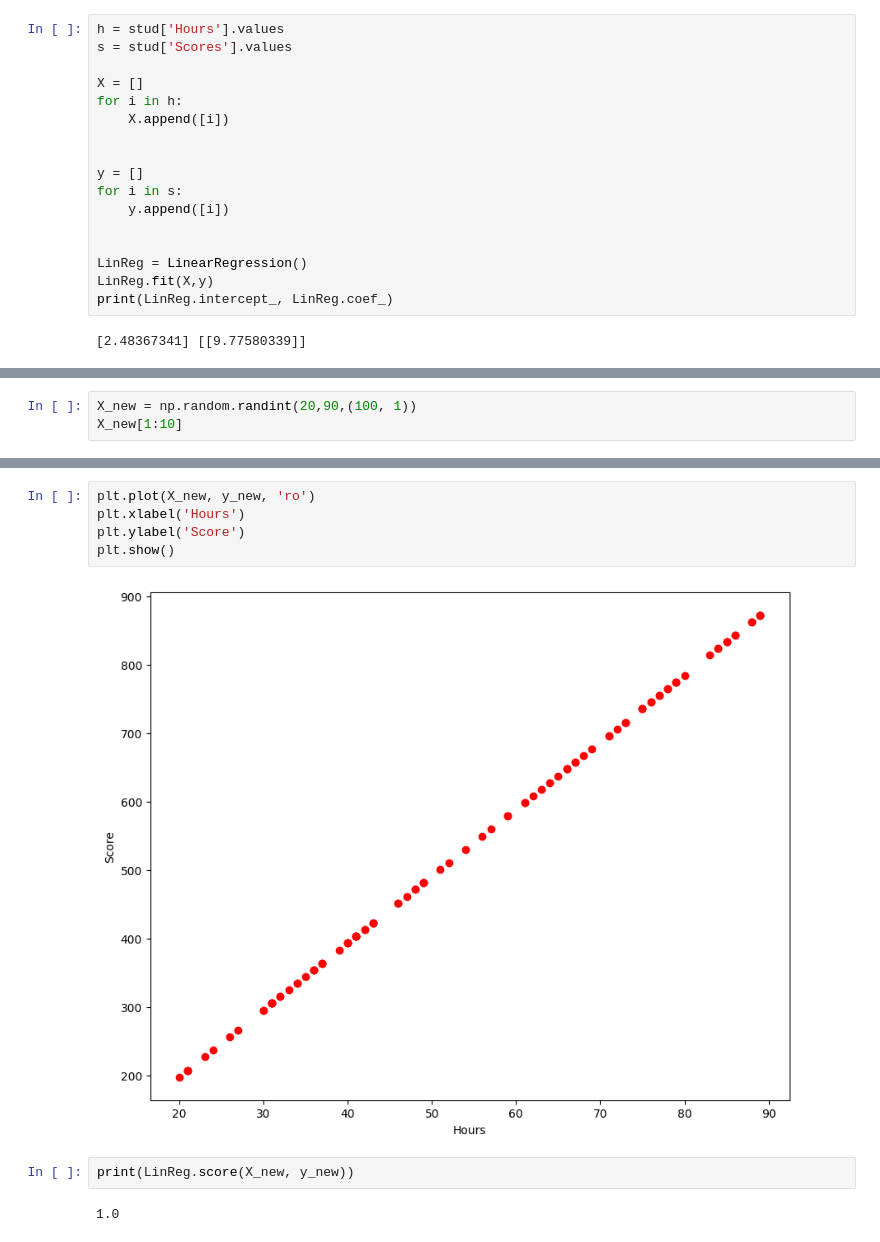
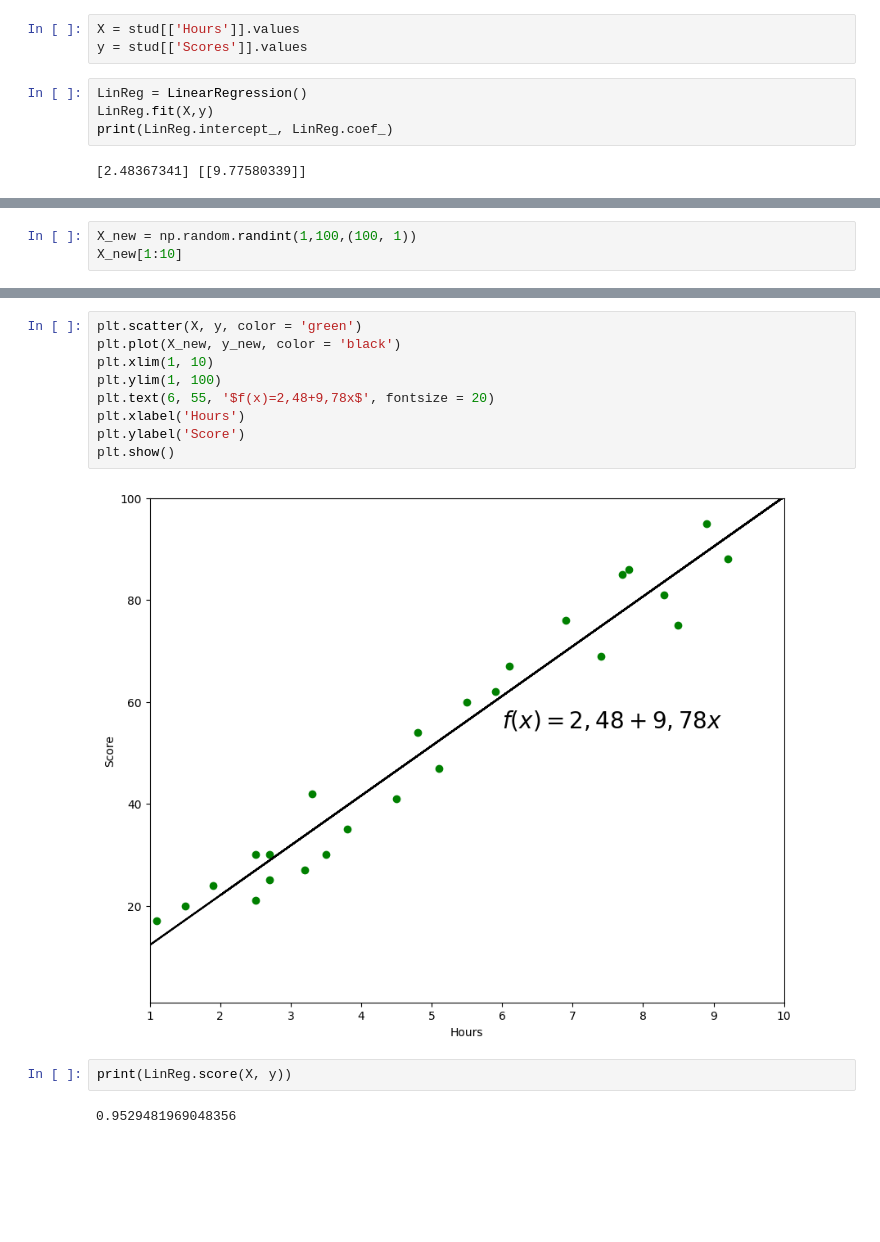
Before and after one commit to petrovskyyanton/Petrovskyi_Anton_Homework_PDS2, a Jupyter notebook: Lesson_35/Task_1.ipynb, the cells around one changed output, grey strips where cells are left out. Cells and saved outputs as stored; diff of their text form; blank space fills up the shorter version.

```diff
--- a/Lesson_35/Task_1.ipynb
+++ b/Lesson_35/Task_1.ipynb
@@ -31,17 +39,7 @@ plt.show()
+# %%
+X = stud[['Hours']].values
+y = stud[['Scores']].values
 # %%
-h = stud['Hours'].values
-s = stud['Scores'].values
-
-X = []
-for i in h:
-    X.append([i])
-
-
-y = []
-for i in s:
-    y.append([i])
-
-
 LinReg = LinearRegression()
 LinReg.fit(X,y)
 print(LinReg.intercept_, LinReg.coef_)
@@ -54,4 +48,4 @@ print(LinReg.score(X, y))
 # %%
-X_new = np.random.randint(20,90,(100, 1))
+X_new = np.random.randint(1,100,(100, 1))
 X_new[1:10]
 # %% [output]
@@ -80,11 +74,15 @@ array([[207.77554461],
 # %%
-plt.plot(X_new, y_new, 'ro')
+plt.scatter(X, y, color = 'green')
+plt.plot(X_new, y_new, color = 'black')
+plt.xlim(1, 10)
+plt.ylim(1, 100)
+plt.text(6, 55, '$f(x)=2,48+9,78x$', fontsize = 20)
 plt.xlabel('Hours')
 plt.ylabel('Score')
 plt.show()
 # %% [output]
-[figure, old version]
+[figure, new version]
 # %%
-print(LinReg.score(X_new, y_new))
+print(LinReg.score(X, y))
 # %% [output]
-1.0
+0.9529481969048356
```
Also changed, not shown: parts of 5 cells of this notebook.
